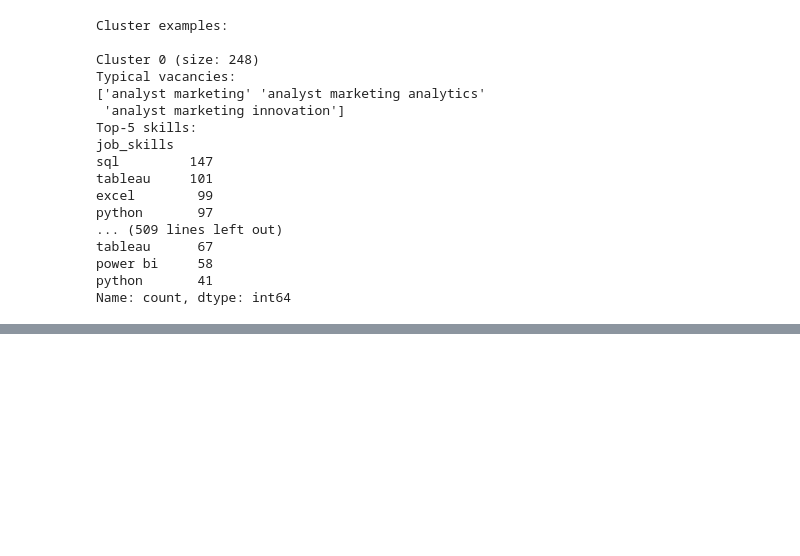
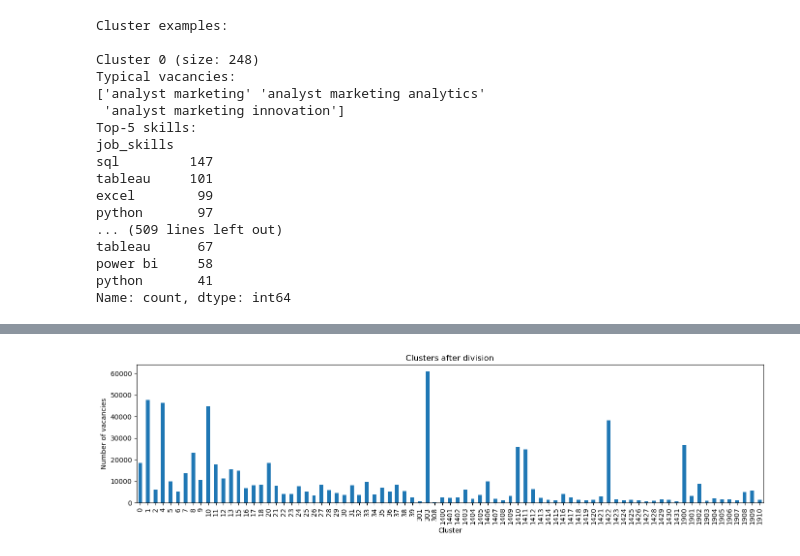
Before and after one commit to IU-Capstone-Project-2025/KIZAK, a Jupyter notebook: ml/jv_mapping.ipynb, the cells around one changed output, grey strips where cells are left out. Cells and saved outputs as stored; diff of their text form; code cells hidden in the pictures; blank space fills up the shorter version.

Commit message:
post-clusterization started

```diff
--- a/ml/jv_mapping.ipynb
+++ b/ml/jv_mapping.ipynb
@@ -459,0 +454,8 @@ data_combined.to_pickle('clustered_vacancies_full.pkl')
+# %%
+import pandas as pd
+
+try:
+    data_clustered = pd.read_pickle('clustered_vacancies_full.pkl')
+    print("All data successfully downloaded!")
+except FileNotFoundError:
+    print("No file exists, please do clusterization again :(")
@@ -459,0 +491,12 @@ data_combined.to_pickle('clustered_vacancies_full.pkl')
+# %%
+large_cluster_threshold = 50000
+cluster_sizes = data_clustered['cluster'].value_counts()
+big_clusters = cluster_sizes[cluster_sizes > large_cluster_threshold].index
+
+for cluster in big_clusters:
+    cluster_data = data_clustered[data_clustered['cluster'] == cluster]
+    print(f"\nCluster {cluster} ({len(cluster_data)} records):")
+    print("Top-5 vacancies:")
+    print(cluster_data['job_title'].value_counts().head(5))
+    print("\nTop-10 skills:")
+    print(cluster_data['job_skills'].explode().value_counts().head(10))
@@ -459,0 +531,12 @@ data_combined.to_pickle('clustered_vacancies_full.pkl')
+# %%
+diversity_scores = {}
+
+for cluster in big_clusters:
+    titles = data_clustered.loc[data_clustered['cluster'] == cluster, 'job_title']
+    most_common = titles.value_counts().iloc[0]
+    total = len(titles)
+    diversity = 1 - (most_common / total)
+    diversity_scores[cluster] = diversity
+# %%
+for cl, score in sorted(diversity_scores.items(), key=lambda x: -x[1]):
+    print(f"Cluster {cl}: diversity = {score:.2f}")
@@ -460,2 +602,12 @@ data_combined.to_pickle('clustered_vacancies_full.pkl')
+# %%
+import matplotlib.pyplot as plt
+data_clustered['cluster'].value_counts().sort_index().plot(kind='bar', figsize=(14, 4))
+plt.title('Clusters after division')
+plt.xlabel('Cluster')
+plt.ylabel('Number of vacancies')
+plt.tight_layout()
+plt.show()
+# %% [output]
+[figure, added]
 # %%
 #todo: for each cluster choose top-k skills
```
Also changed, not shown: parts of 16 cells of this notebook.
